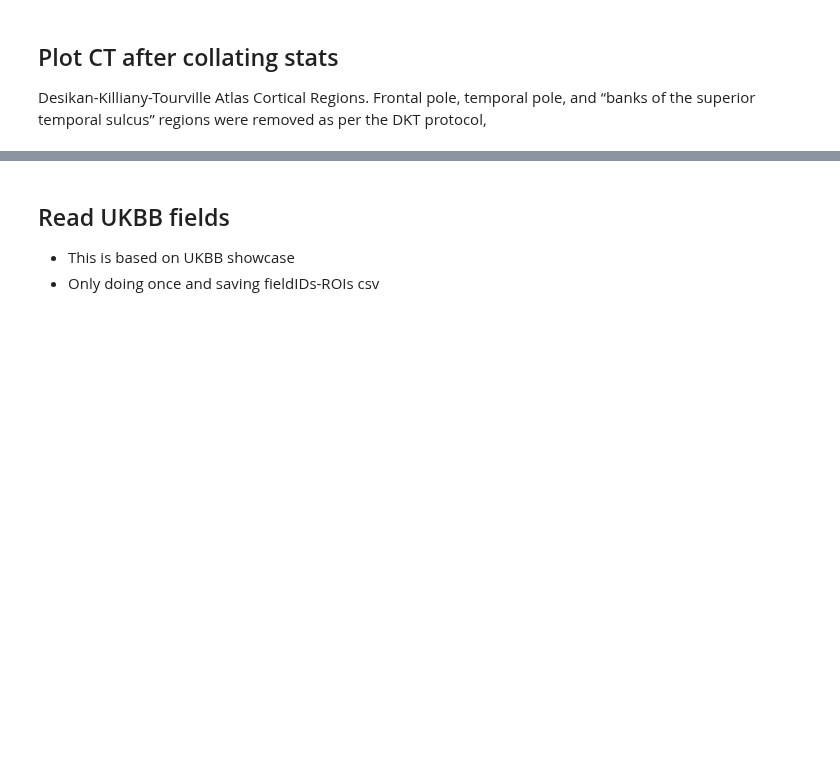
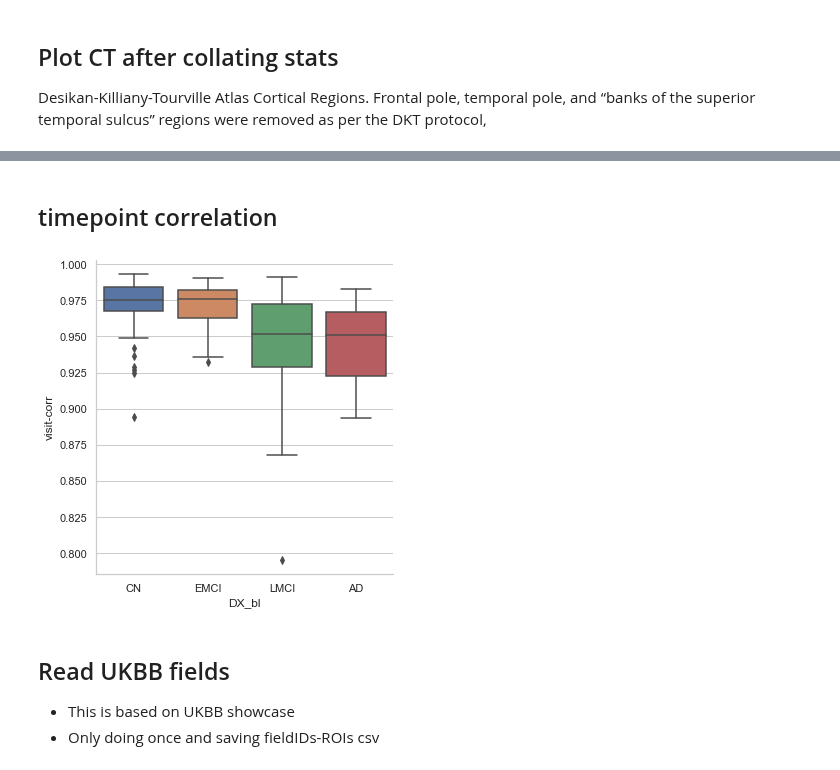
Before and after one commit to nikhil153/brain-diff, a Jupyter notebook: fmriprep/freesurfer_stats.ipynb, the cells around one changed output, grey strips where cells are left out. Saved outputs shown, nothing was run; the diff lists cells and outputs as text; code cells hidden in the pictures; blank space fills up the shorter version.

```diff
--- a/fmriprep/freesurfer_stats.ipynb
+++ b/fmriprep/freesurfer_stats.ipynb
@@ -181,3 +287,18 @@ FU:{len(FU_subjects)}, BLandFU:{len(BL_and_FU_subjects)}")
+# %% [markdown]
+## timepoint correlation
+# %%
+corr_df = BL_CT_df_subset.corrwith(FU_CT_df_subset,axis=1)
+
+corr_df = pd.merge(corr_df.reset_index(), adnimerge_dx_df[["subject_id","DX_bl"]], on="subject_id")
+corr_df = corr_df.rename(columns={0:"visit-corr"})
+
+hue_order = ["CN","EMCI","LMCI","AD"]
+
+sns.set(font_scale=1)
+with sns.axes_style("whitegrid"):
+    g = sns.catplot(y="visit-corr",x="DX_bl", kind="box", order=hue_order, data=corr_df)
+# %% [output]
+[figure, added]
 # %% [markdown]
 ## Read UKBB fields
 - This is based on UKBB showcase
```
Also changed, not shown: parts of 11 cells of this notebook.
